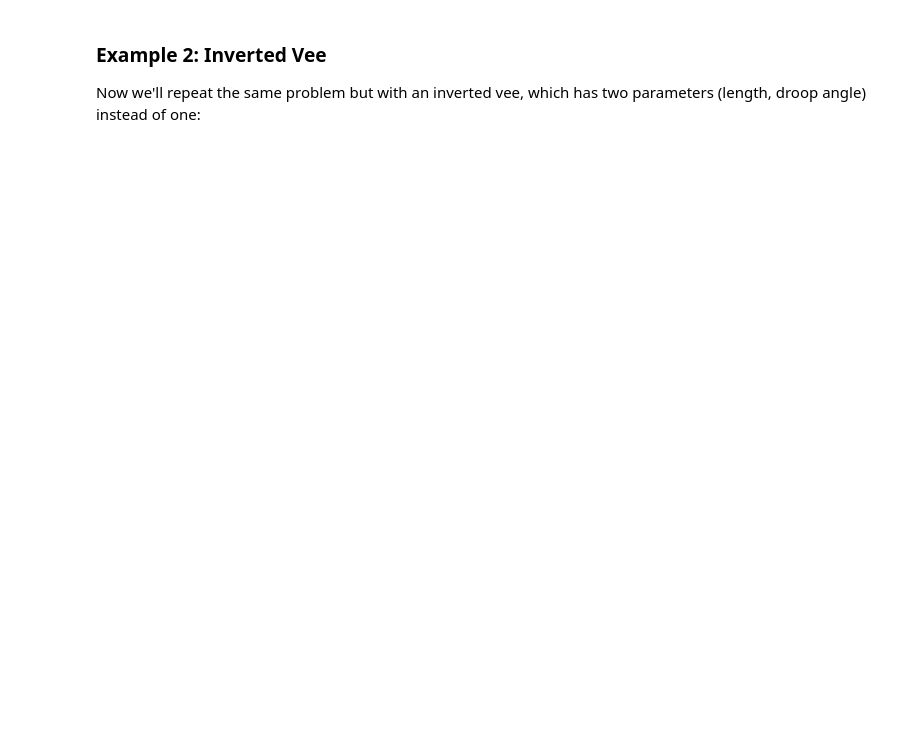
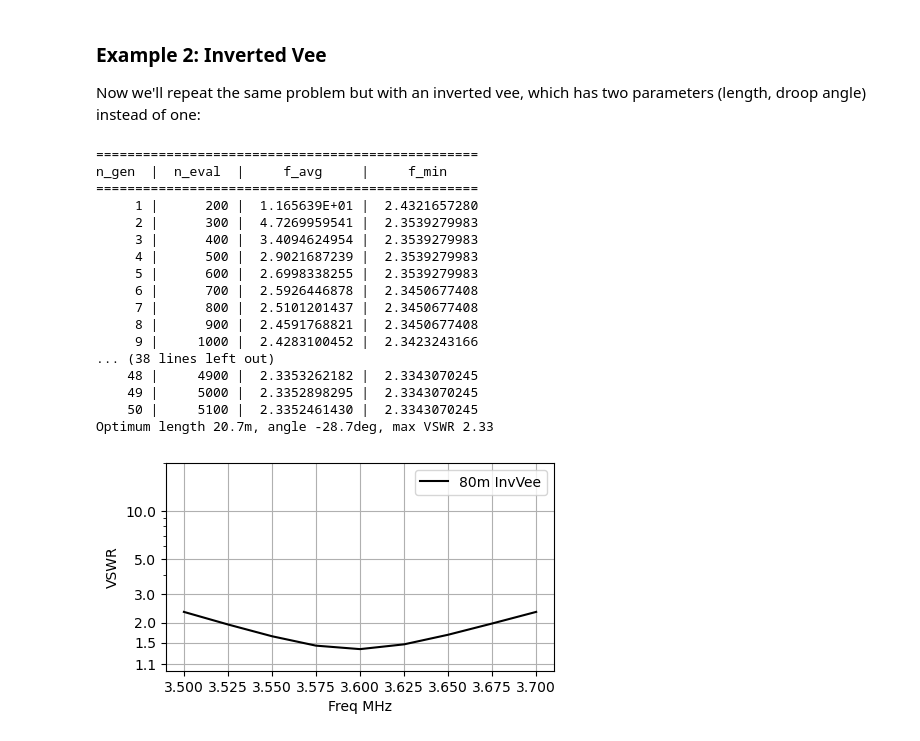
Before and after one commit to flatos/nec5toolkit, a Jupyter notebook: Wire Antennas/020_Intro_to_Optimization.ipynb, the cells around one changed output. Saved outputs shown, nothing was run; the diff lists cells and outputs as text; code cells hidden in the pictures; blank space fills up the shorter version.

```diff
--- a/Wire Antennas/020_Intro_to_Optimization.ipynb
+++ b/Wire Antennas/020_Intro_to_Optimization.ipynb
@@ -236,3 +236,50 @@ wire_ant_visualize(design,(-22,22),(-22,22),(0,45),width=400, height=400)
 ### Example 2: Inverted Vee
 
 Now we'll repeat the same problem but with an inverted vee, which has two parameters (length, droop angle) instead of one:
+# %%
+
+# The only significant change required is to write a new version of _make_design()
+#  that draws the inverted vee with the required length and angle.
+# 'x' is now a vector of two values:
+#   x[0]    half-dipole length (meters)
+#   x[1]    droop angle (degrees, a negative value)
+class InvVeeProblem(DipoleSingleOptProblem):
+
+    def _make_design(self, x):
+        half_el = make_linear_element((0,0,0),(0,x[0],0))       # Draw the element along the y axis
+        half_el = rot_x(half_el, np.deg2rad(x[1]))              # Rotate around x axis
+        half_el = translate(half_el, (0,0,self.z))              # Move up to desired z coordinate
+        return half_el
+
+# xl,xu specify valid ranges of parameter values:  length (18, 22) meters, angle (-45, 0) degrees
+ivproblem = InvVeeProblem(n_var=2, f_min=3.5, f_max=3.7, z=40,
+                                segs_per_m=SEGS_PER_M, radius=AWG14RADIUS,
+                                xl=np.array([18.0, -45.0]),
+                                xu=np.array([22.0, 0.0]))
+res = minimize(ivproblem, algorithm, termination, save_history=False, verbose=True)
+
+print(f'Optimum length {res.X[0]:.1f}m, angle {res.X[1]:.1f}deg, max VSWR {res.F[0]:.2f}')
+vswr_curve = res.pop.get('VSWR')[0]
+plot_vswr_2([zip(ivproblem.freqs, vswr_curve)], tags=['80m InvVee'])
+
+design = ivproblem._make_design(res.X)
+wire_ant_visualize(design,(-22,22),(-22,22),(0,45),width=400, height=400)
+# %% [output]
+=================================================
+n_gen  |  n_eval  |     f_avg     |     f_min
+=================================================
+     1 |      200 |  1.165639E+01 |  2.4321657280
+     2 |      300 |  4.7269959541 |  2.3539279983
+     3 |      400 |  3.4094624954 |  2.3539279983
+     4 |      500 |  2.9021687239 |  2.3539279983
+     5 |      600 |  2.6998338255 |  2.3539279983
+     6 |      700 |  2.5926446878 |  2.3450677408
+     7 |      800 |  2.5101201437 |  2.3450677408
+     8 |      900 |  2.4591768821 |  2.3450677408
+     9 |     1000 |  2.4283100452 |  2.3423243166
+... (38 lines left out)
+    48 |     4900 |  2.3353262182 |  2.3343070245
+    49 |     5000 |  2.3352898295 |  2.3343070245
+    50 |     5100 |  2.3352461430 |  2.3343070245
+Optimum length 20.7m, angle -28.7deg, max VSWR 2.33
+[figure, added]
```
Also changed, not shown: parts of 2 cells of this notebook, 1 other file.
